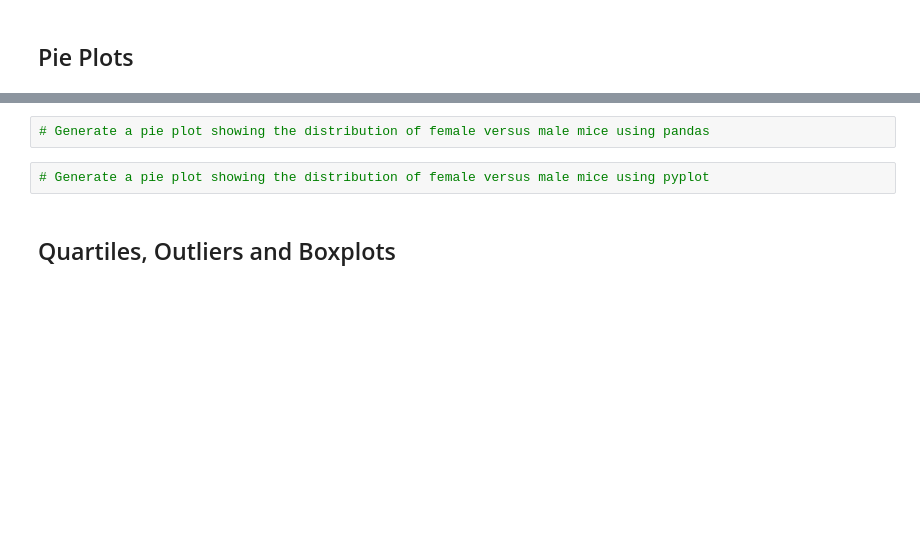
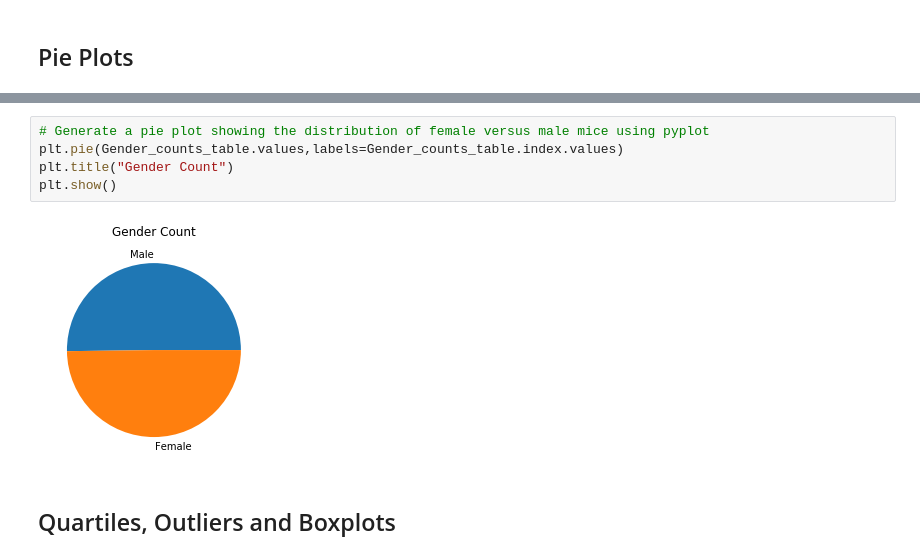
Before and after one commit to akibo1997/Matplotlib-Storytelling, a Jupyter notebook: Pharmaceuticals.ipynb, the cells around one changed output, grey strips where cells are left out. Drawn from its saved outputs; the diff is of its cells as text; blank space fills up the shorter version.

```diff
--- a/Pharmaceuticals.ipynb
+++ b/Pharmaceuticals.ipynb
@@ -96,7 +110,10 @@ sns.catplot(x="Timepoint",kind="count",hue="Drug Regimen",data=combined_data)
 # %%
-# Generate a pie plot showing the distribution of female versus male mice using pandas
+# Generate a pie plot showing the distribution of female versus male mice using pyplot
+plt.pie(Gender_counts_table.values,labels=Gender_counts_table.index.values)
+plt.title("Gender Count")
+plt.show()
+# %% [output]
+[figure, added]
-# %%
-# Generate a pie plot showing the distribution of female versus male mice using pyplot
 # %% [markdown]
 ## Quartiles, Outliers and Boxplots
 # %%
```
Also changed, not shown: parts of 7 cells of this notebook.
